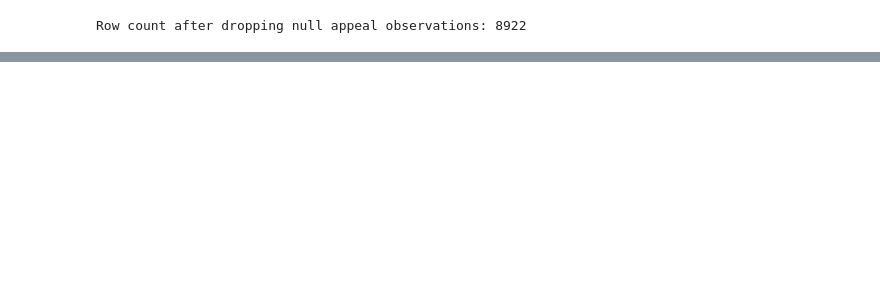
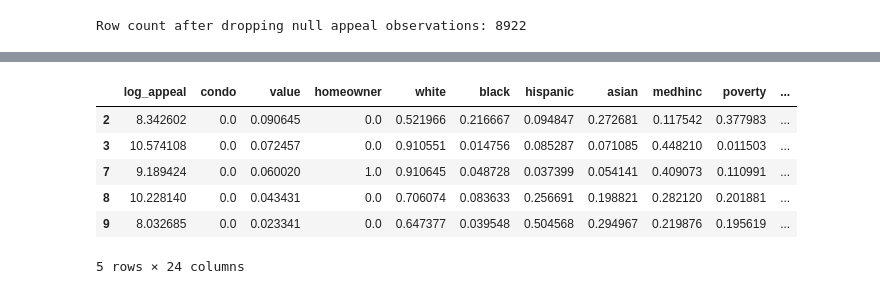
Before and after one commit to claytonjhamilton/Coursera_collab, a Jupyter notebook: question_2.ipynb, the cells around one changed output, grey strips where cells are left out. Cells and saved outputs as stored; diff of their text form; code cells hidden in the pictures; blank space fills up the shorter version.

```diff
--- a/question_2.ipynb
+++ b/question_2.ipynb
@@ -220,0 +277,14 @@ df row count: 8831
+# %%
+# Convert all continuous features to float32 (aligns w/ regression modeling package requirements in next section)
+cols = ['condo', 'av1', 'value', 'homeowner',
+       'white', 'black', 'hispanic', 'asian', 'medhinc', 'poverty', 'college',
+       'walkscore', 'elem_score', 'high_school_score', 'avg_school_score',
+       'area', 'subarea', 'block', 'walkfac_2', 'walkfac_3', 'walkfac_4',
+       'tri_Northwest Suburban Cook County',
+       'tri_Southwest Suburban Cook County', 'tax_rate', 'log_appeal'
+       ]
+for col in cols:
+    df[col] = df[col].astype('float32')
+
+# Removes spaces in col name
+df.rename(columns={'tri_Southwest Suburban Cook County': 'tri_SouthwestSuburbanCookCounty', 'tri_Northwest Suburban Cook County': 'tri_NorthwestSuburbanCookCounty'}, inplace=True)
@@ -220,0 +311,29 @@ df row count: 8831
+# %%
+# Scale continuous features (normalization); Reduces model weighting on value size
+cols_to_norm = [
+  'av1', 'value', 'white', 'black', 'hispanic', 'asian',
+  'medhinc', 'poverty', 'college', 'walkscore', 'elem_score',
+  'high_school_score', 'avg_school_score', 'tax_rate'
+  ,'area', 'subarea', 'block'
+  ]
+df[cols_to_norm] = df[cols_to_norm].apply(lambda x: (x - x.min()) / (x.max() - x.min()))
+# %%
+# Move log_appeal to first position
+first_column = df.pop('log_appeal')
+df.insert(0, 'log_appeal', first_column)
+
+# Remove unwieldy string columns
+df = df.drop(columns=['pstreet', 'pcity', 'tcity'])
+
+# Remove poorly defined column per Jeff's conversation w/ TA
+df = df.drop(columns='av1')
+
+df.head()
+# %% [output]
+|  | log_appeal | condo | value | homeowner | white | black | hispanic | asian | medhinc | poverty | ... |
+| 2 | 8.342602 | 0.0 | 0.090645 | 0.0 | 0.521966 | 0.216667 | 0.094847 | 0.272681 | 0.117542 | 0.377983 | ... |
+| 3 | 10.574108 | 0.0 | 0.072457 | 0.0 | 0.910551 | 0.014756 | 0.085287 | 0.071085 | 0.448210 | 0.011503 | ... |
+| 7 | 9.189424 | 0.0 | 0.060020 | 1.0 | 0.910645 | 0.048728 | 0.037399 | 0.054141 | 0.409073 | 0.110991 | ... |
+| 8 | 10.228140 | 0.0 | 0.043431 | 0.0 | 0.706074 | 0.083633 | 0.256691 | 0.198821 | 0.282120 | 0.201881 | ... |
+| 9 | 8.032685 | 0.0 | 0.023341 | 0.0 | 0.647377 | 0.039548 | 0.504568 | 0.294967 | 0.219876 | 0.195619 | ... |
+5 rows × 24 columns
```
Also changed, not shown: parts of 15 cells of this notebook.
